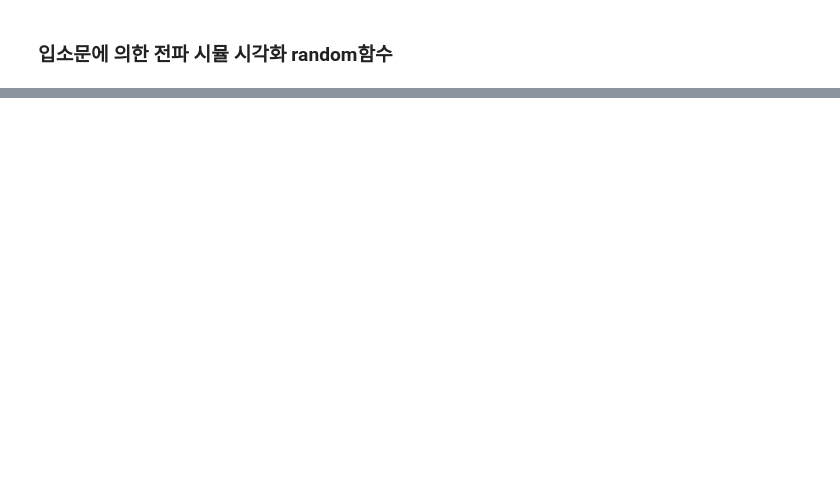
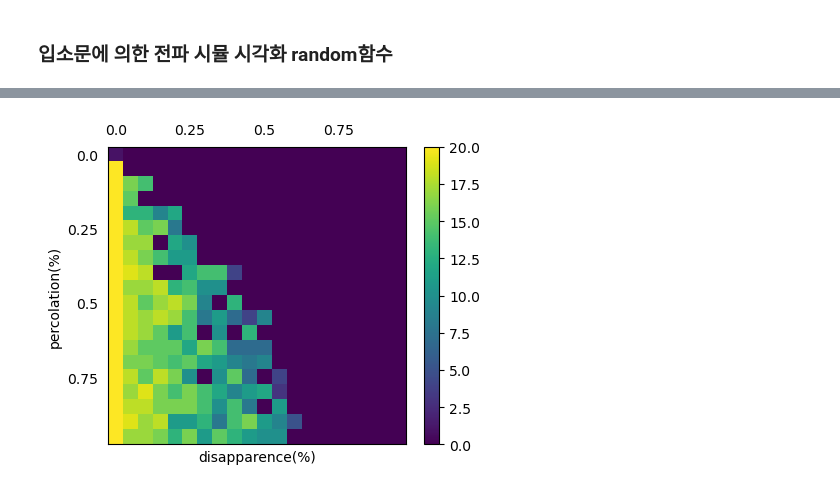
Before and after one commit to kkjjiinn/Python-Practice-100-for-Business-, a Jupyter notebook: 08.ipynb, the cells around one changed output, grey strips where cells are left out. Cells and saved outputs as stored; diff of their text form; code cells hidden in the pictures; blank space fills up the shorter version.

```diff
--- a/08.ipynb
+++ b/08.ipynb
@@ -127,0 +240,16 @@ for t in t_list:
+# %%
+# 상관관계 계산
+print("상관관계 계산시작")
+T_NUM = 100
+NUM_PhaseDiagram = 20
+phaseDiagram = np.zeros((NUM_PhaseDiagram,NUM_PhaseDiagram))
+for i_p in range(NUM_PhaseDiagram):
+    for i_d in range(NUM_PhaseDiagram):
+        percent_percolation = 0.05*i_p  #확산확률
+        percent_disapparence = 0.05*i_d #소멸확률
+        list_active = np.zeros(NUM)
+        list_active[0] = 1
+        for t in range(T_NUM):
+            list_active = simulate_population(NUM, list_active, percent_percolation, percent_disapparence,df_links)
+        phaseDiagram[i_p][i_d] = sum(list_active)
+print(phaseDiagram)
@@ -127,0 +274,14 @@ for t in t_list:
+# %%
+plt.matshow(phaseDiagram)
+plt.colorbar(shrink=0.8) # colorbar 길이 조정
+plt.xlabel('disapparence(%)')
+plt.ylabel('percolation(%)')
+plt.xticks(np.arange(0.0,20.0,5), np.arange(0.0, 1.0, 0.25))
+plt.yticks(np.arange(0.0, 20.0, 5), np.arange(0.0, 1.0, 0.25))
+plt.tick_params(bottom=False, left=False, right=False, top=False)
+plt.show()
+
+#소멸확률이 낮으면 확산확률이 어느정도 낮더라도 20명 전원이 이용한다.
+#반대로 소멸확률이 0.2를 넘어서면 확산확률이 높아도 이용자는 절대 20명 전원까지 전파될 수 없다
+# %% [output]
+[figure, added]
```
Also changed, not shown: parts of 30 cells of this notebook.
